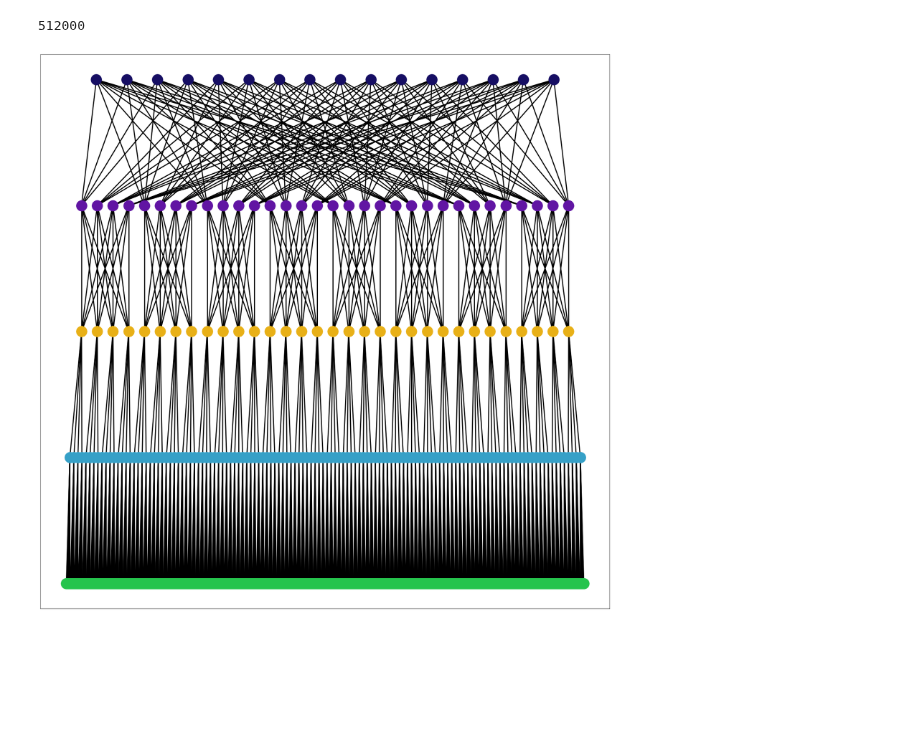
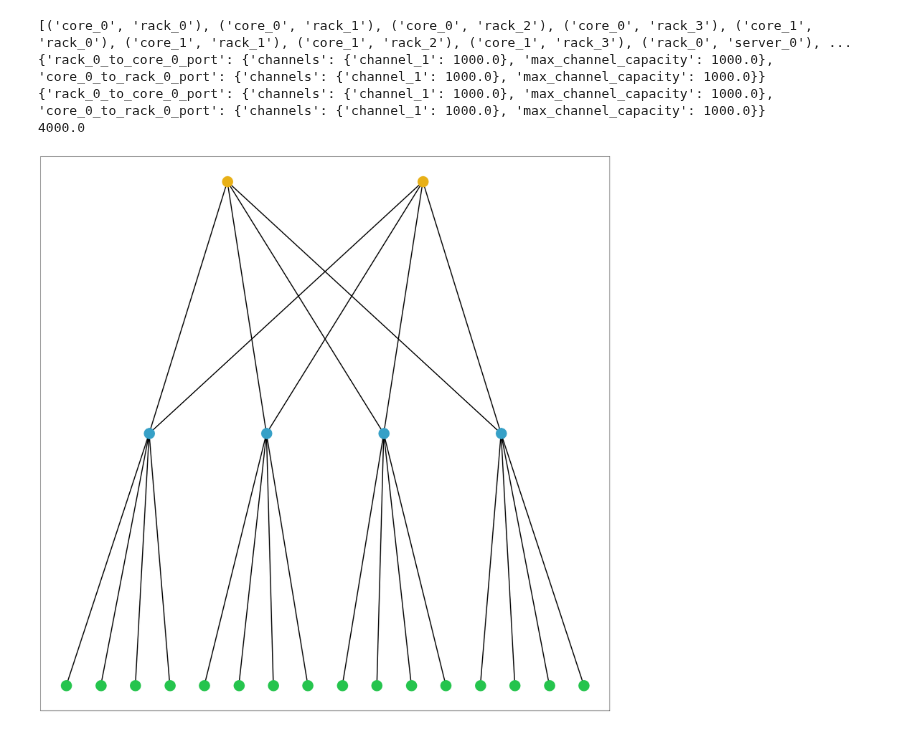
Before and after one commit to cwfparsonson/trafpy, a Jupyter notebook: notebooks/load_implementation.ipynb, the cells around one changed output. Saved outputs shown, nothing was run; the diff lists cells and outputs as text; code cells hidden in the pictures; blank space fills up the shorter version.

```diff
--- a/notebooks/load_implementation.ipynb
+++ b/notebooks/load_implementation.ipynb
@@ -81,18 +79,25 @@ NameError: name 'flow_centric_demand_data' is not defined
 # %%
 %autoreload
-# net = tpg.gen_fat_tree(k=4,
-#                        N=2,
-#                        num_channels=1,
-#                        rack_to_edge_channel_capacity=500,
-#                        edge_to_agg_channel_capacity=40000,
-#                        agg_to_core_channel_capacity=40000)
-net = tpg.test_gen_fat_tree(k=8, L=4, n=8)
+net = tpg.gen_fat_tree(k=4,
+                       L=2,
+                       n=4,
+                       num_channels=1,
+                       server_to_rack_channel_capacity=500,
+                       rack_to_edge_channel_capacity=1000,
+                       edge_to_agg_channel_capacity=1000,
+                       agg_to_core_channel_capacity=2000)
+print(net.edges)
+print(net['core_0']['rack_0'])
+print(net['rack_0']['core_0'])
 # net = tpg.gen_nsfnet_network(N=2)
 print(net.graph['max_nw_capacity'])
 fig = tpg.plot_network(net, draw_node_labels=False, network_node_size=1000, linewidths=1)
 # %% [output]
-512000
+[('core_0', 'rack_0'), ('core_0', 'rack_1'), ('core_0', 'rack_2'), ('core_0', 'rack_3'), ('core_1', 'rack_0'), ('core_1', 'rack_1'), ('core_1', 'rack_2'), ('core_1', 'rack_3'), ('rack_0', 'server_0'), ...
+{'rack_0_to_core_0_port': {'channels': {'channel_1': 1000.0}, 'max_channel_capacity': 1000.0}, 'core_0_to_rack_0_port': {'channels': {'channel_1': 1000.0}, 'max_channel_capacity': 1000.0}}
+{'rack_0_to_core_0_port': {'channels': {'channel_1': 1000.0}, 'max_channel_capacity': 1000.0}, 'core_0_to_rack_0_port': {'channels': {'channel_1': 1000.0}, 'max_channel_capacity': 1000.0}}
+4000.0
-[figure, old version]
+[figure, new version]
 # %%
 %autoreload
 import time
```
Also changed, not shown: parts of 2 cells of this notebook, 18 other files.
